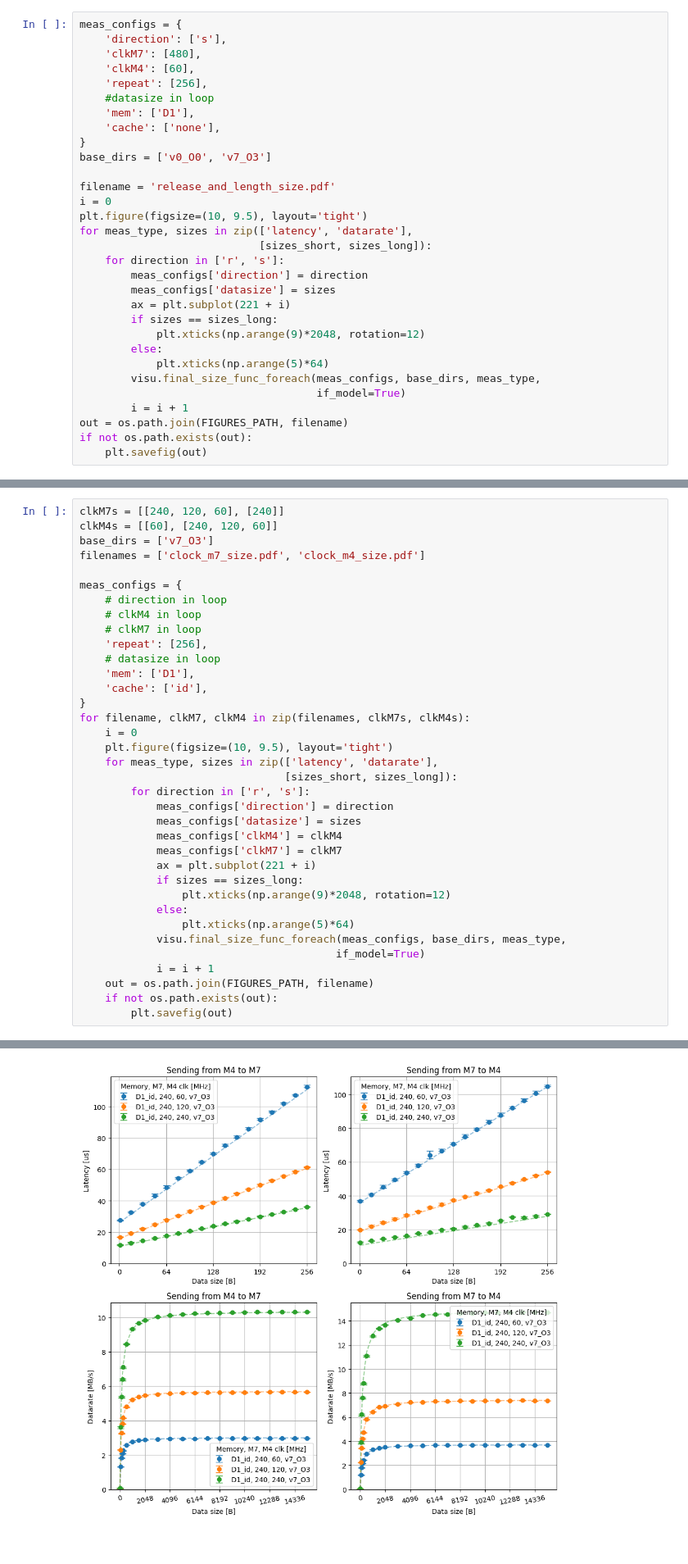
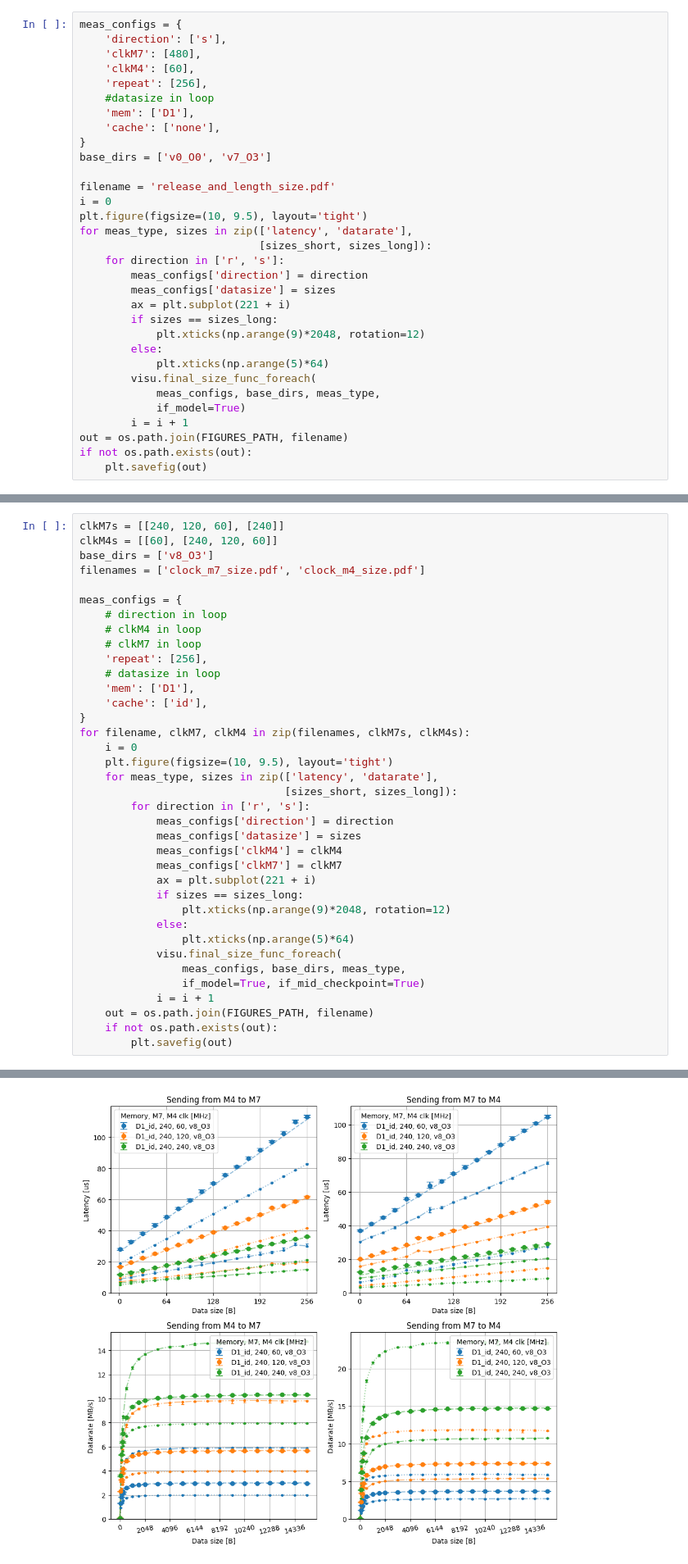
Before and after one commit to kovacsdotgergo/stm32h745-ipc, a Jupyter notebook: visu/src/final_visu.ipynb, the cells around one changed output, grey strips where cells are left out. Shown at 82% size. Cells and saved outputs as stored; diff of their text form.

```diff
--- a/visu/src/final_visu.ipynb
+++ b/visu/src/final_visu.ipynb
@@ -45,8 +45,9 @@ for meas_type, sizes in zip(['latency', 'datarate'],
             plt.xticks(np.arange(9)*2048, rotation=12)
         else:
             plt.xticks(np.arange(5)*64)
-        visu.final_size_func_foreach(meas_configs, base_dirs, meas_type,
-                                     if_model=True)
+        visu.final_size_func_foreach(
+            meas_configs, base_dirs, meas_type,
+            if_model=True)
         i = i + 1
 out = os.path.join(FIGURES_PATH, filename)
 if not os.path.exists(out):
@@ -60,7 +61,7 @@ if not os.path.exists(out):
 # %%
 clkM7s = [[240, 120, 60], [240]]
 clkM4s = [[60], [240, 120, 60]]
-base_dirs = ['v7_O3']
+base_dirs = ['v8_O3']
 filenames = ['clock_m7_size.pdf', 'clock_m4_size.pdf']
 
 meas_configs = {
@@ -87,8 +88,9 @@ for filename, clkM7, clkM4 in zip(filenames, clkM7s, clkM4s):
                 plt.xticks(np.arange(9)*2048, rotation=12)
             else:
                 plt.xticks(np.arange(5)*64)
-            visu.final_size_func_foreach(meas_configs, base_dirs, meas_type,
-                                        if_model=True)
+            visu.final_size_func_foreach(
+                meas_configs, base_dirs, meas_type,
+                if_model=True, if_mid_checkpoint=True)
             i = i + 1
     out = os.path.join(FIGURES_PATH, filename)
     if not os.path.exists(out):
@@ -98,4 +100,4 @@ for filename, clkM7, clkM4 in zip(filenames, clkM7s, clkM4s):
-[figure, old version]
+[figure, new version]
 # %% [markdown]
 ### Difference between mems
 # %%
```
Also changed, not shown: parts of 5 cells of this notebook, 6 other files.
